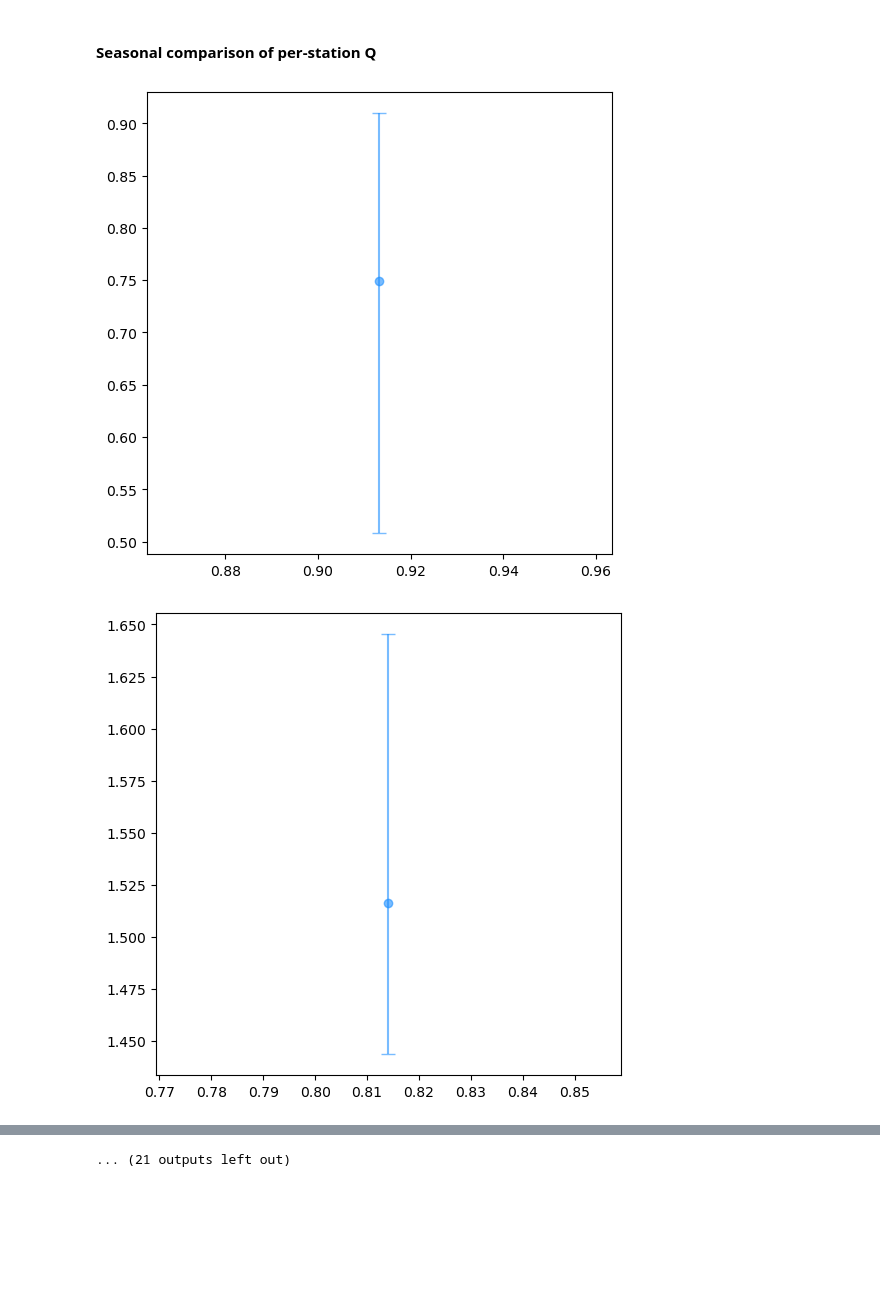
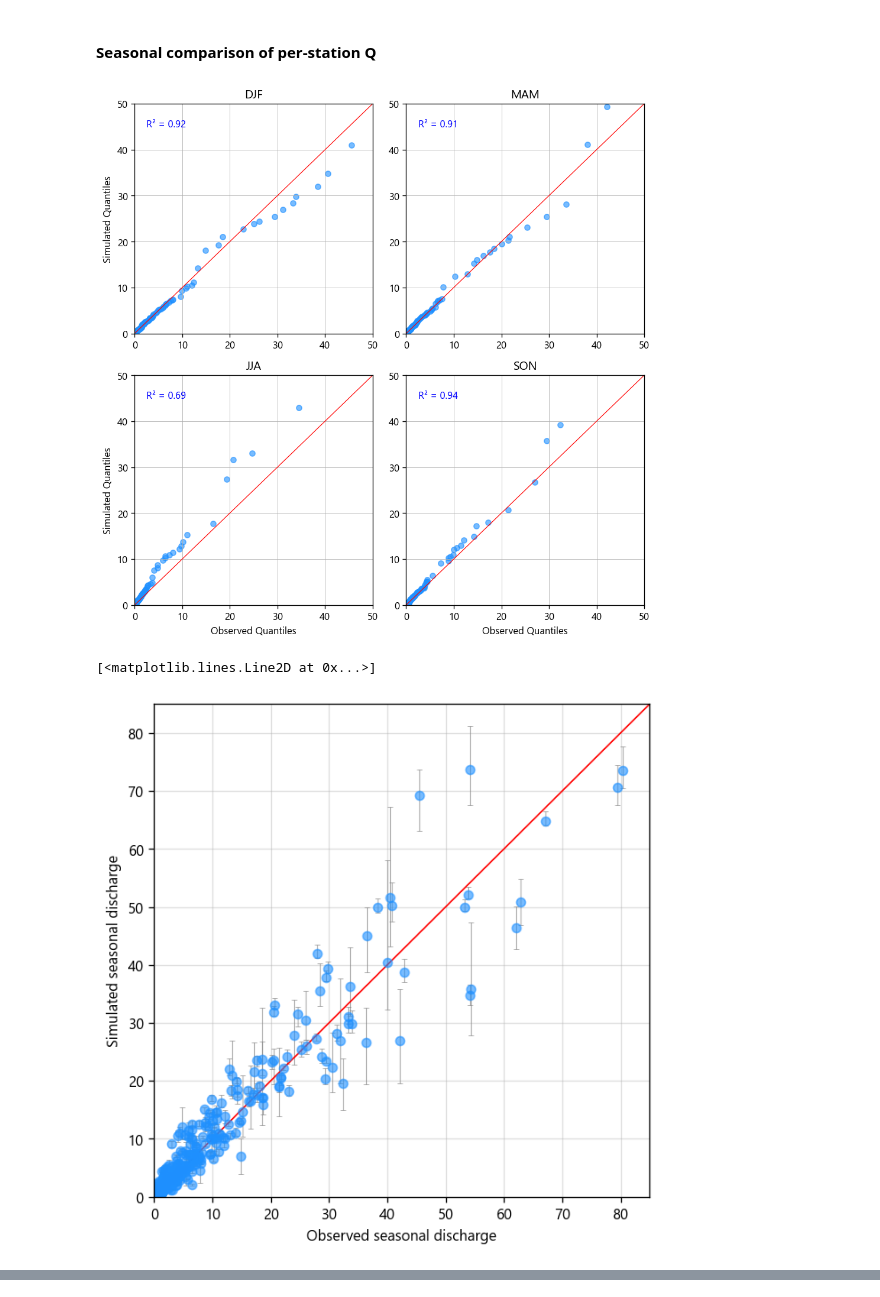
Before and after one commit to klekarkar/mHM_IO_dataprocessing, a Jupyter notebook: ISIMIP_recharge_assessment.ipynb, the cells around one changed output, grey strips where cells are left out. Saved outputs shown, nothing was run; the diff lists cells and outputs as text; code cells hidden in the pictures; blank space fills up the shorter version.

```diff
--- a/ISIMIP_recharge_assessment.ipynb
+++ b/ISIMIP_recharge_assessment.ipynb
@@ -12,6 +12,10 @@ import process_observed_discharge as mQ
 import glob
 import pickle
 from sklearn.metrics import r2_score
+import baseflow #this is the baseflow package
+
+#segoe UI
+plt.rcParams['font.family'] = 'Segoe UI'
 # %% [markdown]
 #### Model Evaluation
 Compare Q quantiles of individuals models to observations
@@ -222,7 +222,7 @@ seasons = ["DJF", "MAM", "JJA", "SON"]
 fig, axes = plt.subplots(2, 2, figsize=(8, 8), dpi=120)
 
 for ax, season in zip(axes.ravel(), seasons):
-    obs_season = model_seasons_df.loc[model_seasons_df['season'] == season, 'q_obs']
+    obs_season = model_seasons_df.loc[model_seasons_df['season'] == season, "q_obs"]
     sim_season = model_seasons_df.loc[model_seasons_df['season'] == season, 'q_model']
 
     # remove NaNs
@@ -235,17 +235,17 @@ for ax, season in zip(axes.ravel(), seasons):
         continue
 
     probs = np.linspace(0, 100, 101)
-    q_obs = np.nanpercentile(obs_season, probs)
+    eval_Obs = np.nanpercentile(obs_season, probs)
     q_sim = np.nanpercentile(sim_season, probs)
 
     # Compute R²
-    r2_season = r2_score(q_obs, q_sim)
+    r2_season = r2_score(eval_Obs, q_sim)
 
     # Plot points
-    ax.scatter(q_obs, q_sim, alpha=0.6, s=30, c='dodgerblue')
+    ax.scatter(eval_Obs, q_sim, alpha=0.6, s=30, c='dodgerblue')
 
     # 1:1 line
-    lims = [min(q_obs.min(), q_sim.min()), max(q_obs.max(), q_sim.max())]
+    lims = [min(eval_Obs.min(), q_sim.min()), max(eval_Obs.max(), q_sim.max())]
     ax.plot(lims, lims, 'r-', lw=0.7)
 
     ax.set_title(season)
@@ -264,5 +264,7 @@ for i, ax in enumerate(axes.ravel()):
 
 plt.tight_layout()
 plt.show()
+# %% [output]
+[figure, added]
 # %%
 seasons = ["DJF", "MAM", "JJA", "SON"]
@@ -302,24 +272,45 @@ plt.show()
 # %%
+plt.figure(figsize=(6,6), dpi=120)
 for season in seasons:
-    # observed values (one per station)
+    # loop over stations
+    for station in model_seasons_df['name'].unique():
+        q_sim_season = model_seasons_df.loc[
+            (model_seasons_df['season'] == season) &
+            (model_seasons_df['name'] == station), 'q_model'
+        ]
+        eval_Obs_season = model_seasons_df.loc[
+            (model_seasons_df['season'] == season) &
+            (model_seasons_df['name'] == station), "q_obs"
+        ]
 
-    # gather simulated across models
-    station_vals = []
-    for station in model_seasons_df['name'].unique():
-        q_sim_season = model_seasons_df.loc[(model_seasons_df['season'] == season) & (model_seasons_df['name'] == station), 'q_model']
-        q_obs_season = model_seasons_df.loc[(model_seasons_df['season'] == season) & (model_seasons_df['name'] == station), 'q_obs']
-
-        #compute ensemble stats
+        # compute ensemble stats
         mean_sim = q_sim_season.mean()
         min_sim = q_sim_season.min()
         max_sim = q_sim_season.max()
-        x_obs = q_obs_season.mean()  # observed value (same for all models)
+        x_obs = eval_Obs_season.mean()  # observed discharge for that station/season
 
+        # plot with error bars
+        plt.errorbar(
+            x_obs, mean_sim,
+            yerr=[[mean_sim - min_sim], [max_sim - mean_sim]],
+            fmt='o', label=season, color=colors[season],
+            alpha=0.6, capsize=2, ecolor='gray', elinewidth=0.7, capthick=0.6
 
-        #plot with error bars
-        plt.errorbar(x_obs, mean_sim,
-                    yerr=[[mean_sim - min_sim], [max_sim - mean_sim]],
-                    fmt='o', label=season, color=colors[season], alpha=0.6, capsize=5)
+        );
+
+# avoid duplicate labels in legend
+handles, labels = plt.gca().get_legend_handles_labels()
+by_label = dict(zip(labels, handles))
+#plt.legend(by_label.values(), by_label.keys())
+plt.xlabel("Observed seasonal discharge")
+plt.ylabel("Simulated seasonal discharge")
+plt.xlim(0, 85)
+plt.ylim(0, 85)
+plt.grid(alpha=0.4)
+
+#1:1 line
+lims = [0, 85]
+plt.plot(lims, lims, 'r-', lw=1)
 # %% [output]
+[<matplotlib.lines.Line2D at 0x...>]
-[figure, old version]
+[figure, new version]
-[figure, removed]
@@ -336 +316,0 @@ for season in seasons:
-... (21 outputs left out)
```
Also changed, not shown: parts of 16 cells of this notebook.
